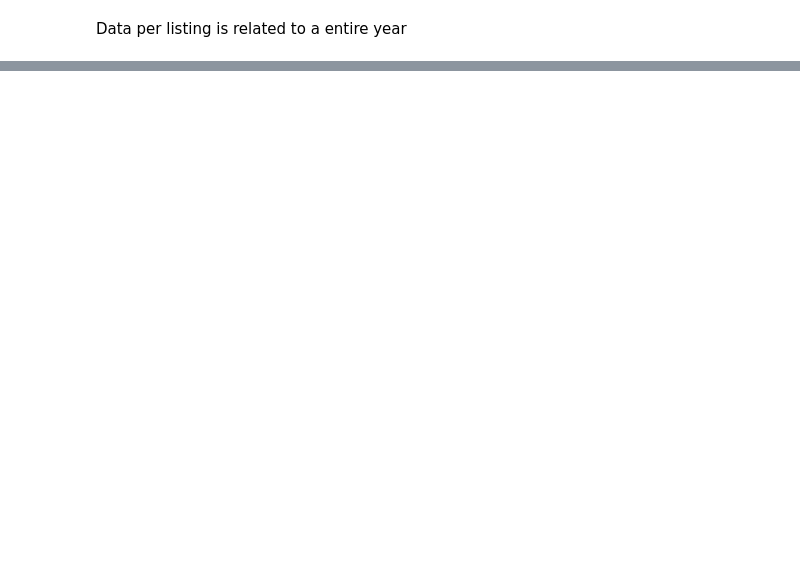
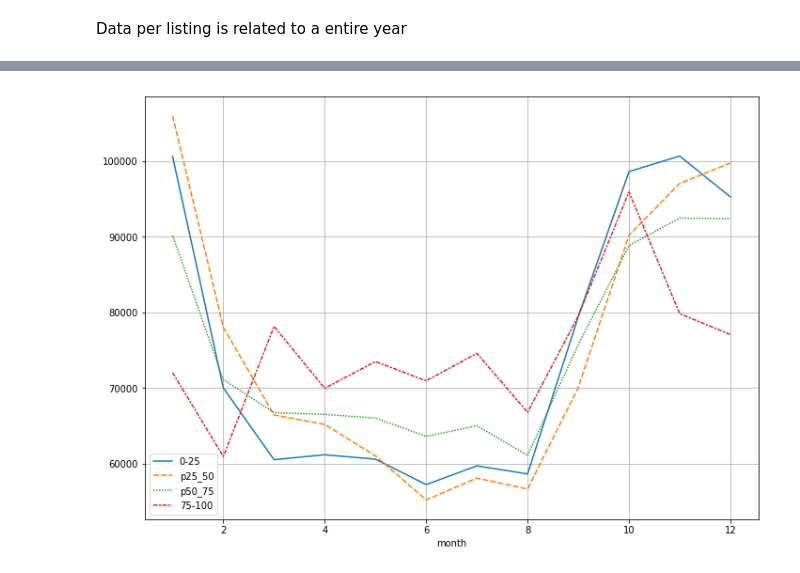
Before and after one commit to javierivanov/airbnbDSND, a Jupyter notebook: Airbnb_explanatory_analysis.ipynb, the cells around one changed output, grey strips where cells are left out. Drawn from its saved outputs; the diff is of its cells as text; code cells hidden in the pictures; blank space fills up the shorter version.

```diff
--- a/Airbnb_explanatory_analysis.ipynb
+++ b/Airbnb_explanatory_analysis.ipynb
@@ -141,0 +167,13 @@ TypeError: 'function' object is not iterable
+# %%
+p25_50 = calendar[calendar.price <= stats_calendar['50%']][calendar.price > stats_calendar['25%']].groupby(["month"]).available.sum()
+p50_75 = calendar[calendar.price <= stats_calendar['75%']][calendar.price > stats_calendar['50%']].groupby(["month"]).available.sum()
+p25 = calendar[calendar.price <= stats_calendar['25%']].groupby(["month"]).available.sum()
+p75 = calendar[calendar.price > stats_calendar['75%']].groupby(["month"]).available.sum()
+
+
+
+res = pd.concat([p25, p25_50, p50_75,  p75], axis=1)
+res.columns = ['0-25', 'p25_50', 'p50_75','75-100']
+
+
+res
@@ -141,0 +195,9 @@ TypeError: 'function' object is not iterable
+# %%
+fig, ax = plt.subplots()
+plt.grid(True)
+fig.set_size_inches(11.7, 8.27)
+
+
+sns.lineplot(data=res);
+# %% [output]
+[figure, added]
```
Also changed, not shown: parts of 18 cells of this notebook.
